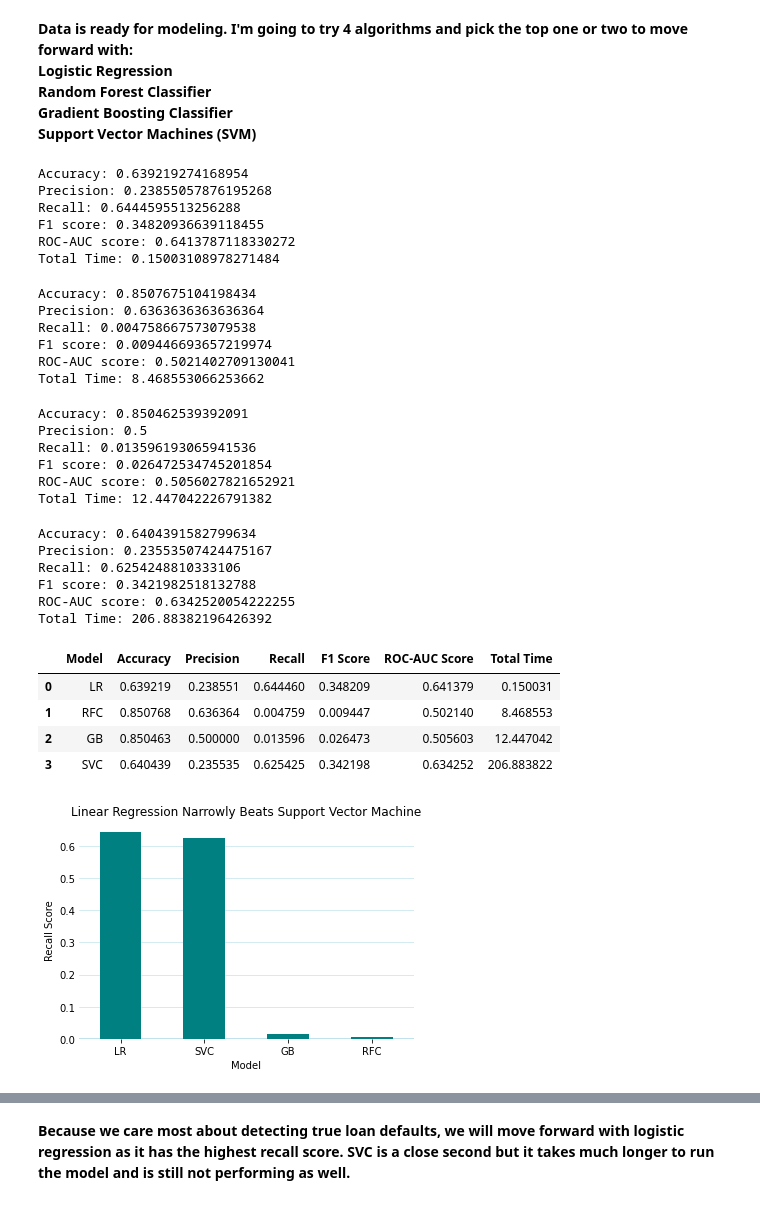
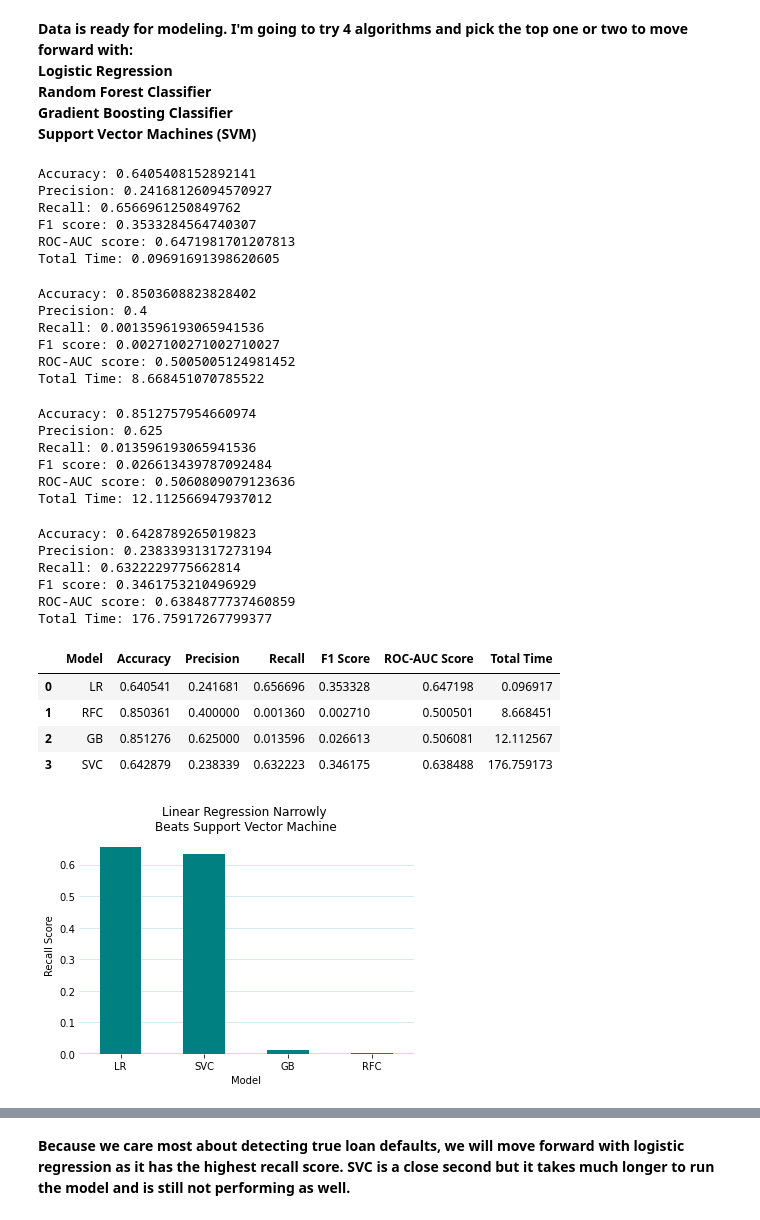
Before and after one commit to marleyberries/Springboard-Main, a Jupyter notebook: Capstone Loan Default Prediction/03_Loan Defaults - Preprocessing & Modeling.ipynb, the cells around one changed output, grey strips where cells are left out. Cells and saved outputs as stored; diff of their text form; code cells hidden in the pictures.

Commit message:
3/21
Changed encoding from dummy to label encoding

```diff
--- a/Capstone Loan Default Prediction/03_Loan Defaults - Preprocessing & Modeling.ipynb
+++ b/Capstone Loan Default Prediction/03_Loan Defaults - Preprocessing & Modeling.ipynb
@@ -81,6 +81,15 @@ y = df['status']
 # Encode y
 y = y.replace({'Current': 0, 'Default': 1})
 # %%
-# Create dummies and check new feautures
-X = pd.get_dummies(X, drop_first=True)
-X.columns
+from sklearn.preprocessing import LabelEncoder
+
+# Separate out the target variable
+y = df['status']
+X = df.drop('status', axis=1)
+
+# Encode the categorical features
+le = LabelEncoder()
+for col in X.select_dtypes(include='object').columns:
+    X[col] = le.fit_transform(X[col])
+
+y = y.replace({'Current': 0, 'Default': 1})
@@ -110,4 +99,0 @@ dtype: int64
-# %%
-# Change uint8 data tpes to int
-uint8_cols = X.select_dtypes(include='uint8').columns
-X[uint8_cols] = X[uint8_cols].astype('int')
@@ -174,12 +153,12 @@ print("F1 score:", lr_f1)
 print("ROC-AUC score:", lr_roc_auc)
 print("Total Time:", lr_total_time)
 # %% [output]
-Accuracy: 0.639219274168954
-Precision: 0.23855057876195268
-Recall: 0.6444595513256288
-F1 score: 0.34820936639118455
-ROC-AUC score: 0.6413787118330272
-Total Time: 0.15003108978271484
+Accuracy: 0.6405408152892141
+Precision: 0.24168126094570927
+Recall: 0.6566961250849762
+F1 score: 0.3533284564740307
+ROC-AUC score: 0.6471981701207813
+Total Time: 0.09691691398620605
 # %%
 start_time = time.time()
 
@@ -210,12 +189,12 @@ print("F1 score:", rfc_f1)
 print("ROC-AUC score:", rfc_roc_auc)
 print('Total Time:', rfc_total_time)
 # %% [output]
-Accuracy: 0.8507675104198434
-Precision: 0.6363636363636364
-Recall: 0.004758667573079538
-F1 score: 0.009446693657219974
-ROC-AUC score: 0.5021402709130041
-Total Time: 8.468553066253662
+Accuracy: 0.8503608823828402
+Precision: 0.4
+Recall: 0.0013596193065941536
+F1 score: 0.0027100271002710027
+ROC-AUC score: 0.5005005124981452
+Total Time: 8.668451070785522
 # %%
 start_time = time.time()
 
@@ -246,12 +225,12 @@ print("F1 score:", gb_f1)
 print("ROC-AUC score:", gb_roc_auc)
 print('Total Time:', gb_total_time)
 # %% [output]
-Accuracy: 0.850462539392091
-Precision: 0.5
+Accuracy: 0.8512757954660974
+Precision: 0.625
 Recall: 0.013596193065941536
-F1 score: 0.026472534745201854
-ROC-AUC score: 0.5056027821652921
-Total Time: 12.447042226791382
+F1 score: 0.026613439787092484
+ROC-AUC score: 0.5060809079123636
+Total Time: 12.112566947937012
 # %%
 start_time = time.time()
 
@@ -282,12 +261,12 @@ print("F1 score:", svc_f1)
 print("ROC-AUC score:", svc_roc_auc)
 print('Total Time:', svc_total_time)
 # %% [output]
-Accuracy: 0.6404391582799634
-Precision: 0.23553507424475167
-Recall: 0.6254248810333106
-F1 score: 0.3421982518132788
-ROC-AUC score: 0.6342520054222255
-Total Time: 206.88382196426392
+Accuracy: 0.6428789265019823
+Precision: 0.23833931317273194
+Recall: 0.6322229775662814
+F1 score: 0.3461753210496929
+ROC-AUC score: 0.6384877737460859
+Total Time: 176.75917267799377
 # %%
 # create a dictionary of scores for each model
 scores_dict = {
@@ -305,43 +284,43 @@ scores_df = pd.DataFrame(scores_dict)
 scores_df
 # %% [output]
 |  | Model | Accuracy | Precision | Recall | F1 Score | ROC-AUC Score | Total Time |
-| 0 | LR | 0.639219 | 0.238551 | 0.644460 | 0.348209 | 0.641379 | 0.150031 |
-| 1 | RFC | 0.850768 | 0.636364 | 0.004759 | 0.009447 | 0.502140 | 8.468553 |
-| 2 | GB | 0.850463 | 0.500000 | 0.013596 | 0.026473 | 0.505603 | 12.447042 |
-| 3 | SVC | 0.640439 | 0.235535 | 0.625425 | 0.342198 | 0.634252 | 206.883822 |
+| 0 | LR | 0.640541 | 0.241681 | 0.656696 | 0.353328 | 0.647198 | 0.096917 |
+| 1 | RFC | 0.850361 | 0.400000 | 0.001360 | 0.002710 | 0.500501 | 8.668451 |
+| 2 | GB | 0.851276 | 0.625000 | 0.013596 | 0.026613 | 0.506081 | 12.112567 |
+| 3 | SVC | 0.642879 | 0.238339 | 0.632223 | 0.346175 | 0.638488 | 176.759173 |
 # %%
 # sort the DataFrame by 'Recall' column
 scores_df_sorted = scores_df.sort_values(by='Recall', ascending=False)
 
 # plot a horizontal bar chart
 ax = scores_df_sorted.plot(x='Model', y='Recall', kind='bar', legend=False, color='teal')
 
 # Add title and labels for x-axis & y-axis
-ax.set_title('Linear Regression Narrowly Beats Support Vector Machine')
+ax.set_title('Linear Regression Narrowly \nBeats Support Vector Machine')
 ax.set_xlabel('Model')
 ax.set_ylabel('Recall Score')
 
 plt.xticks(rotation=0)
 
 # Add horizontal lines behind the bars.
 for i in range(0, 7):
     plt.axhline(y=i/10, color='lightblue', zorder=-1, linewidth=0.5)
 
 # Add a horizontal line at 0.0
 plt.axhline(y=0.0, color='lightblue', zorder=-1, linewidth=1.50)
 
 # Remove the spines of the plot
 sns.despine(bottom=True, left=True)
 
 # Remove the little ticks on the y-axis
 plt.tick_params(axis='y', which='both', length=0)
 
-# Save the figure as a PNG image with a specified resolution and tight bounding box
+# Save the figure as a PNG image
 plt.savefig('Images/Recall Scores by Model', dpi=300, bbox_inches='tight')
 
 plt.show()
 # %% [output]
-[figure, old version]
+[figure, new version]
 # %%
 # sort the DataFrame by 'Total Time' column
 times_df_sorted = scores_df.sort_values(by='Total Time', ascending=False)
```
Also changed, not shown: parts of 32 cells of this notebook.
